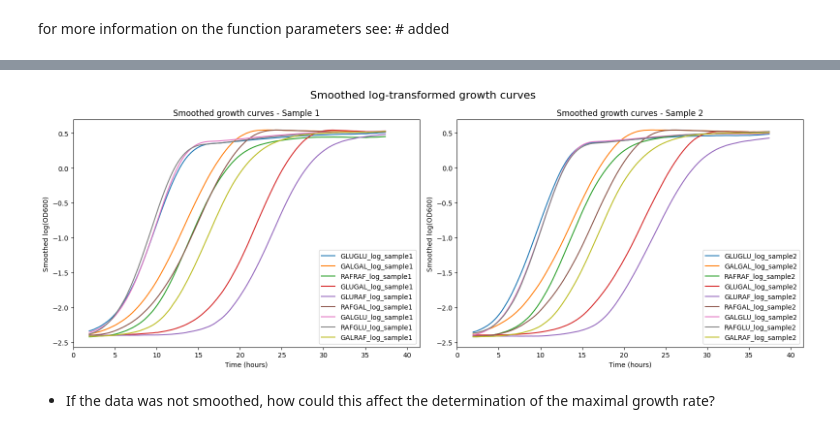
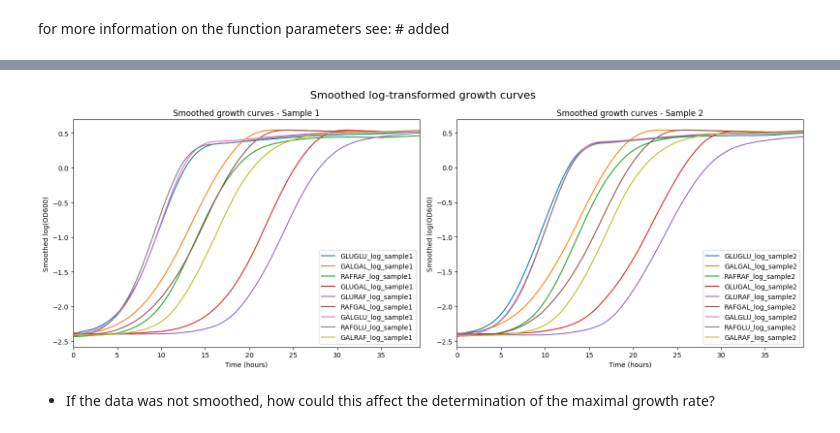
Before and after one commit to itsme-eni/quant_single_cell, a Jupyter notebook: 1_practical_Platereader_Growth2025/01 Growth experiments.ipynb, the cells around one changed output, grey strips where cells are left out. Saved outputs shown, nothing was run; the diff lists cells and outputs as text; code cells hidden in the pictures.

```diff
--- a/1_practical_Platereader_Growth2025/01 Growth experiments.ipynb
+++ b/1_practical_Platereader_Growth2025/01 Growth experiments.ipynb
@@ -303,8 +345,7 @@ df_transformed.head()
 # %% [markdown]
 Next you will plot the log transformed data.
 # %%
-# Step 1: Add 'time_in_hours' from df_renamed to df_transformed
-df_transformed['time_in_hours'] = df_renamed['time_hours'] + df_renamed['time_minutes'] / 60
+# Step 1: time_in_hours is already created in df_transformed during transformation
 
 # Step 2: Plot all conditions for Sample1 and Sample2
 # Sample 1 conditions: Collect all columns ending in '_log_sample1'
@@ -318,7 +359,6 @@ fig, (ax1, ax2) = plt.subplots(1, 2, figsize=(16, 6))
 # Step 3: Plot all Sample 1 conditions on the first subplot
 for condition in sample1_columns:
     ax1.plot(df_transformed['time_in_hours'], df_transformed[condition], label=condition)
-
 
 # Set y-axis and x-axis limits for Sample 1 plot
 ax1.set_xlabel("Time (hours)")
@@ -379,11 +419,26 @@ array([1.74, 3.03, 3.54, 2.86, 0.66, 0.17, 1.  , 4.6 , 7.97])
 File:      c:\users\eniko\miniconda3\envs\quant\lib\site-packages\scipy\signal\_savitzky_golay.py
 Type:      function
 # %%
-df_filtered = df_transformed.copy()  #create a copy to store filtered data
+df_filtered = df_transformed.copy()  # create a copy to store filtered data
 
-for col in df_transformed.columns:
-    if col != "time_hours":
-        df_filtered[col] = savgol_filter(df_transformed[col], window_length=24, polyorder=1)
+# Smooth only signal columns; keep time column untouched
+signal_cols = [col for col in df_filtered.columns if col.endswith('_log_sample1') or col.endswith('_log_sample2')]
+
+for col in signal_cols:
+    series = pd.to_numeric(df_filtered[col], errors='coerce')
+
+    # Fill small gaps before smoothing
+    series_filled = series.interpolate(limit_direction='both')
+
+    # Ensure valid odd window length for current series size
+    n = len(series_filled)
+    wl = min(24, n if n % 2 == 1 else n - 1)
+    if wl < 3:
+        wl = 3
+    if wl % 2 == 0:
+        wl -= 1
+
+    df_filtered[col] = savgol_filter(series_filled.to_numpy(), window_length=wl, polyorder=1)
 
 # Your code here plot the smoothed curves ######################################################### #
 # Collect sample 1 and sample 2 columns
@@ -402,37 +457,34 @@ for condition in sample1_columns:
     )
 
 ax1.set_xlabel("Time (hours)")
 ax1.set_ylabel("Smoothed log(OD600)")
 ax1.set_title("Smoothed growth curves - Sample 1")
 ax1.legend()
 ax1.set_xlim(0, df_filtered["time_in_hours"].max())
 
 # Plot smoothed Sample 2 curves
 for condition in sample2_columns:
     ax2.plot(
         df_filtered["time_in_hours"],
         df_filtered[condition],
         label=condition
     )
 
 ax2.set_xlabel("Time (hours)")
 ax2.set_ylabel("Smoothed log(OD600)")
 ax2.set_title("Smoothed growth curves - Sample 2")
 ax2.legend()
 ax2.set_xlim(0, df_filtered["time_in_hours"].max())
 
 # Overall title
 fig.suptitle("Smoothed log-transformed growth curves", fontsize=16)
 
 plt.tight_layout()
 plt.show()
 
-
-
-
 ###################################################################################################
 # %% [output]
-[figure, old version]
+[figure, new version]
 # %% [markdown]
 - If the data was not smoothed, how could this affect the determination of the maximal growth rate?
 # %% [markdown]
```
Also changed, not shown: parts of 6 cells of this notebook, 3 other files.
